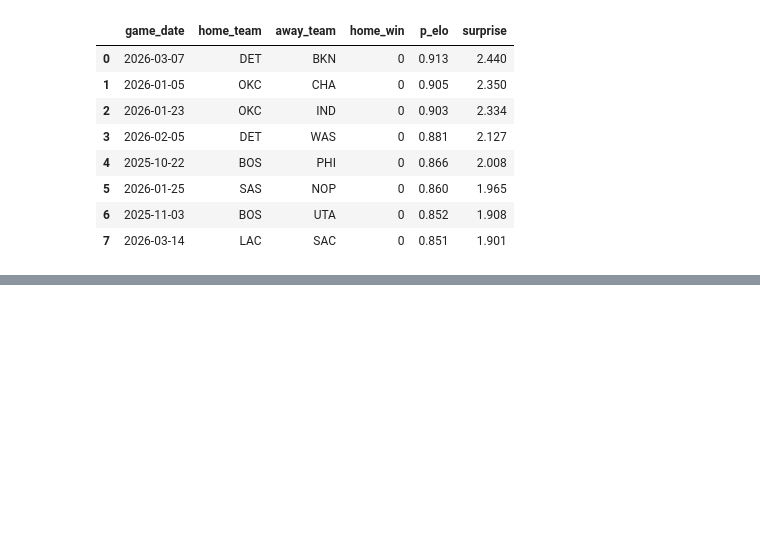
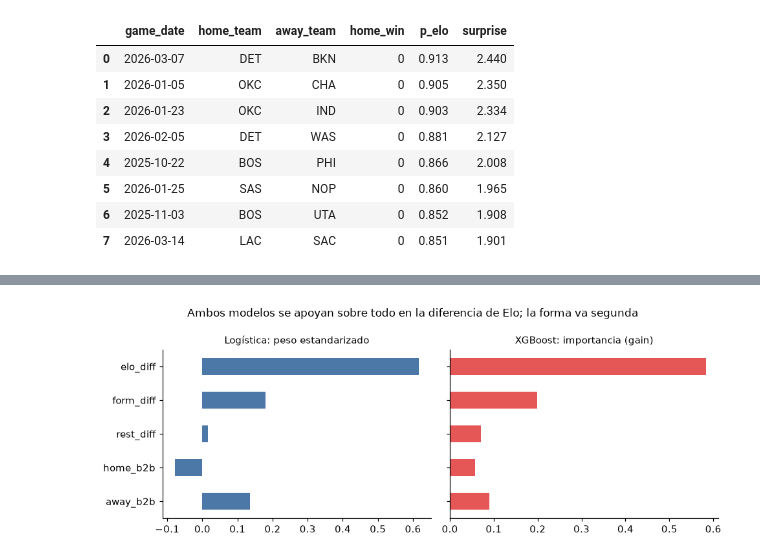
Before and after one commit to Ezy01v1/EzyNBAStats, a Jupyter notebook: notebooks/01_elo_predictor.ipynb, the cells around one changed output, grey strips where cells are left out. Saved outputs shown, nothing was run; the diff lists cells and outputs as text; code cells hidden in the pictures; blank space fills up the shorter version.

```diff
--- a/notebooks/01_elo_predictor.ipynb
+++ b/notebooks/01_elo_predictor.ipynb
@@ -210 +304,15 @@ tp.sort_values("surprise", ascending=False)[cols].head(8).round(
+# %%
+fig, axes = plt.subplots(1, 2, figsize=(9, 3.4), sharey=True)
+sup.logistic_coefficients.plot.barh(ax=axes[0], color="#4C78A8")
+axes[0].set_title("Logística: peso estandarizado", fontsize=10)
+sup.xgb_importance.plot.barh(ax=axes[1], color="#E45756")
+axes[1].set_title("XGBoost: importancia (gain)", fontsize=10)
+axes[0].invert_yaxis()
+fig.suptitle(
+    "Ambos modelos se apoyan sobre todo en la diferencia de Elo; la forma va segunda", fontsize=11
+)
+plt.tight_layout()
+plt.show()
+# %% [output]
+[figure, added]
 # %% [markdown]
```
Also changed, not shown: parts of 6 cells of this notebook, 3 other files.
